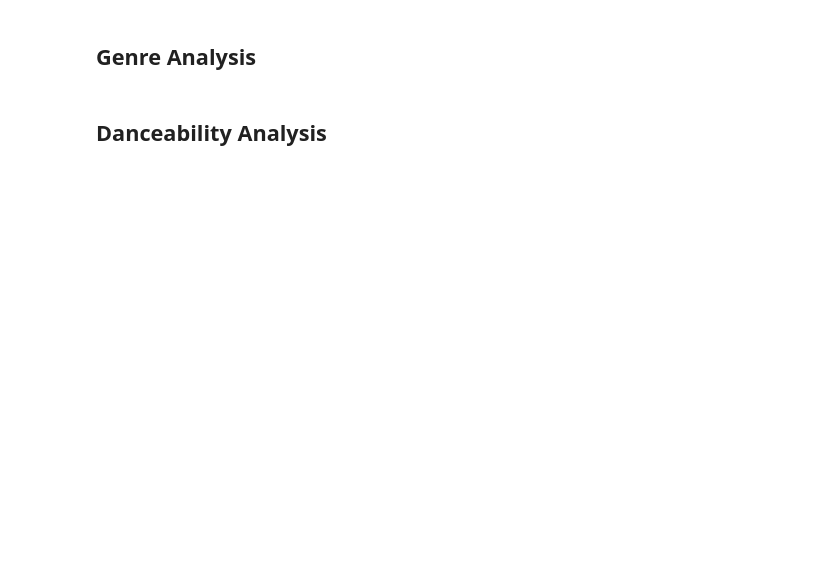
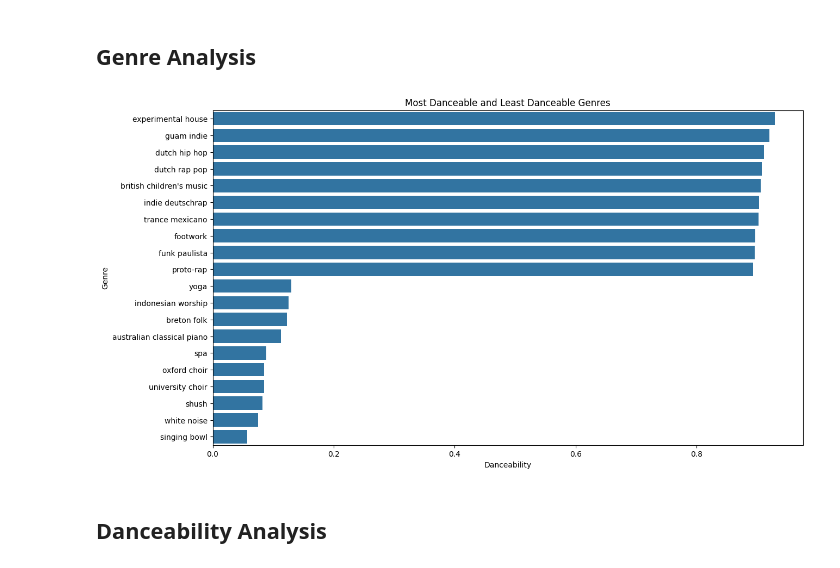
Before and after one commit to lnatysin/cs3654, a Jupyter notebook: p2-music-analysis.ipynb, the cells around one changed output. Drawn from its saved outputs; the diff is of its cells as text; code cells hidden in the pictures; blank space fills up the shorter version.

```diff
--- a/p2-music-analysis.ipynb
+++ b/p2-music-analysis.ipynb
@@ -60,4 +120,28 @@ year_data = pd.read_csv('./data/data_by_year.csv')
 # %% [markdown]
 ## Genre Analysis
+# %%
+# Grouping data by genre and calculating mean for numeric columns only
+numeric_cols_genre = genre_data.select_dtypes(include=[np.number]).columns.tolist()
+genre_grouped = genre_data.groupby('genres')[numeric_cols_genre].mean().reset_index()
+
+# Sorting genres by danceability
+sorted_genres = genre_grouped.sort_values('danceability', ascending=False)
+
+# Selecting the top 10 most danceable and top 10 least danceable genres
+top_danceable_genres = sorted_genres.head(10)
+least_danceable_genres = sorted_genres.tail(10)
+
+# Combining the selected genres for plotting
+selected_genres = pd.concat([top_danceable_genres, least_danceable_genres])
+
+# Plotting average danceability for selected genres
+plt.figure(figsize=(14, 8))
+sns.barplot(x='danceability', y='genres', data=selected_genres)
+plt.title('Most Danceable and Least Danceable Genres')
+plt.xlabel('Danceability')
+plt.ylabel('Genre')
+plt.show()
+# %% [output]
+[figure, added]
 # %% [markdown]
 ## Danceability Analysis
```
Also changed, not shown: parts of 6 cells of this notebook.
